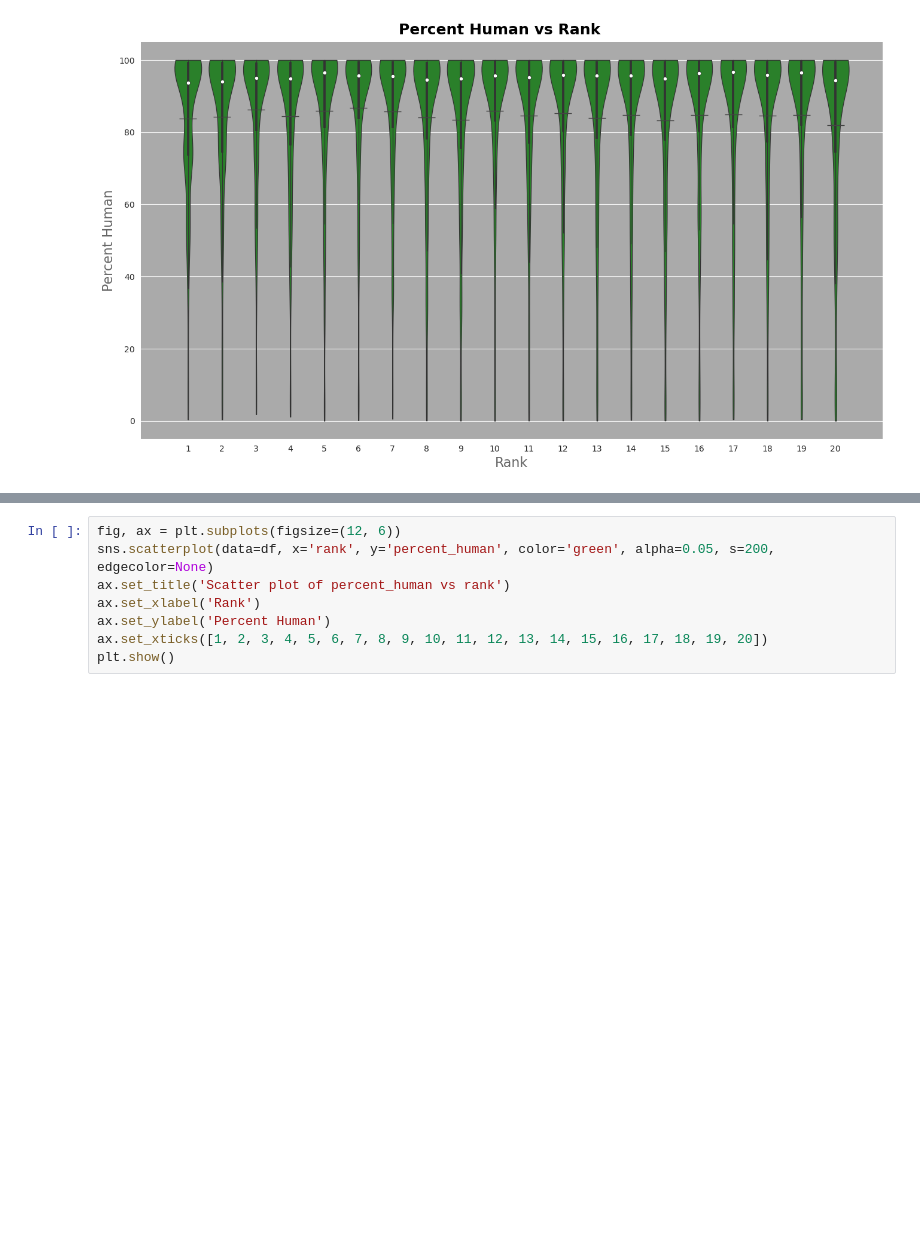
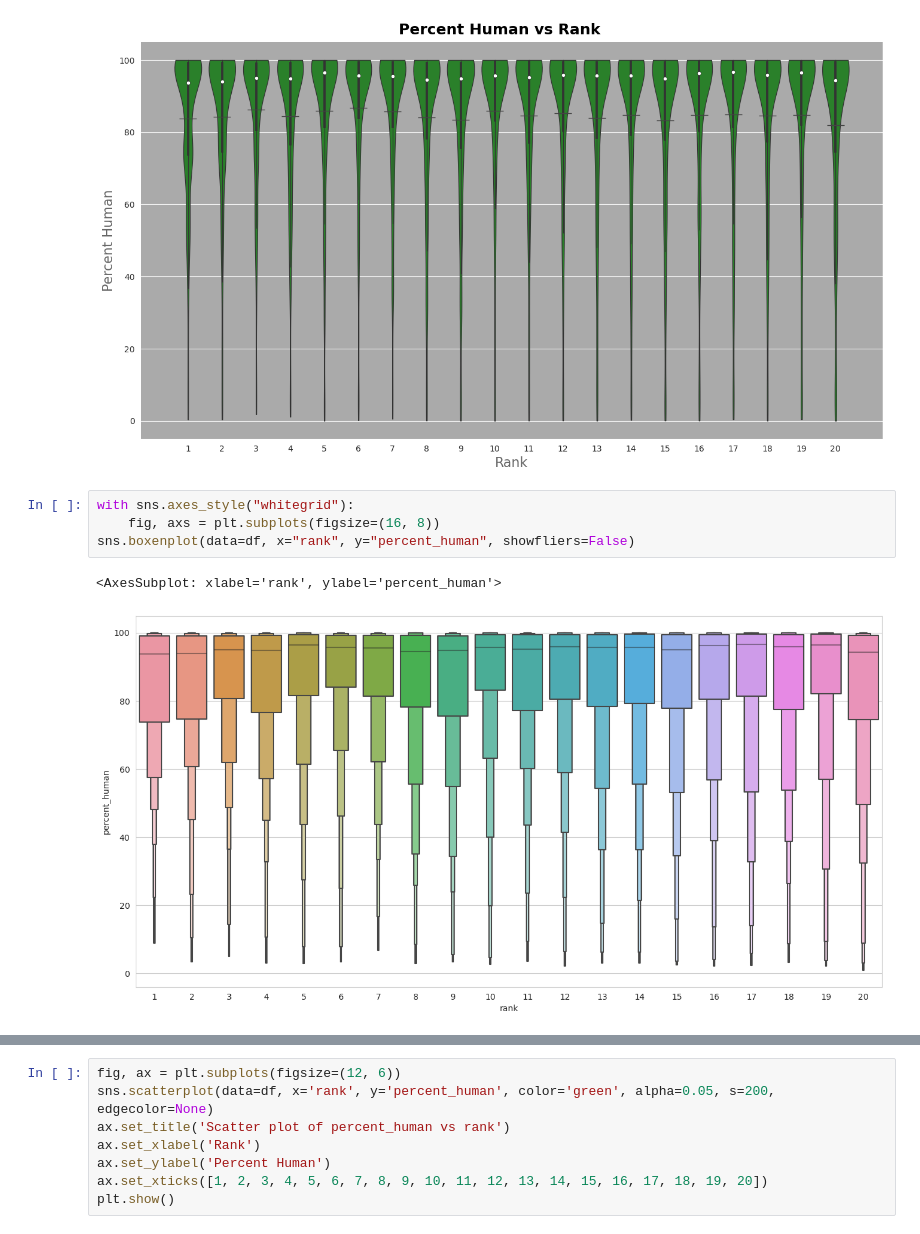
Before and after one commit to Magmafish/SerpGS, a Jupyter notebook: interpretation.ipynb, the cells around one changed output, grey strips where cells are left out. Drawn from its saved outputs; the diff is of its cells as text; blank space fills up the shorter version.

```diff
--- a/interpretation.ipynb
+++ b/interpretation.ipynb
@@ -266,3 +266,10 @@ ax.set_ylabel("Percent Human",size = 16,alpha=0.7)
 plt.show()
 # %% [output]
 [figure]
+# %%
+with sns.axes_style("whitegrid"):
+    fig, axs = plt.subplots(figsize=(16, 8))
+sns.boxenplot(data=df, x="rank", y="percent_human", showfliers=False)
+# %% [output]
+<AxesSubplot: xlabel='rank', ylabel='percent_human'>
+[figure, added]
```
Also changed, not shown: parts of 8 cells of this notebook, 1 other file.
